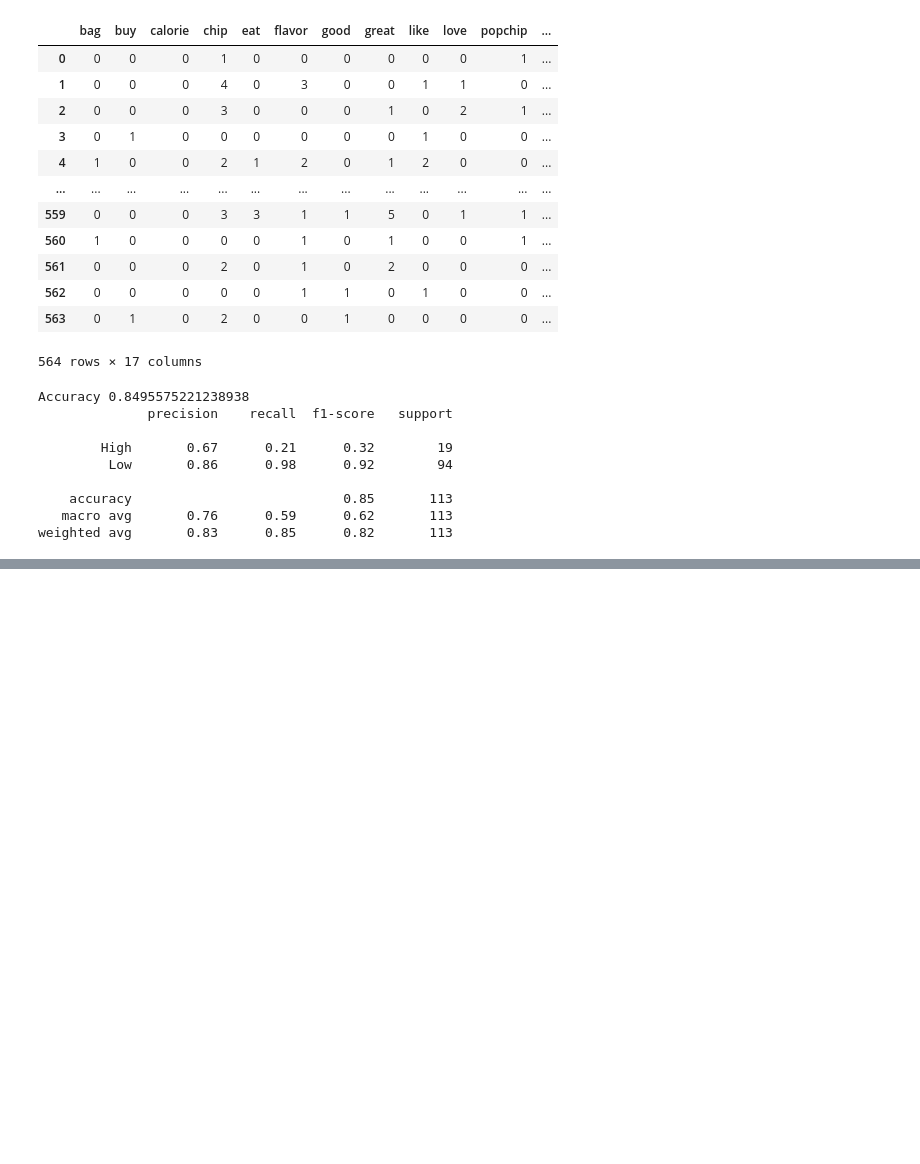
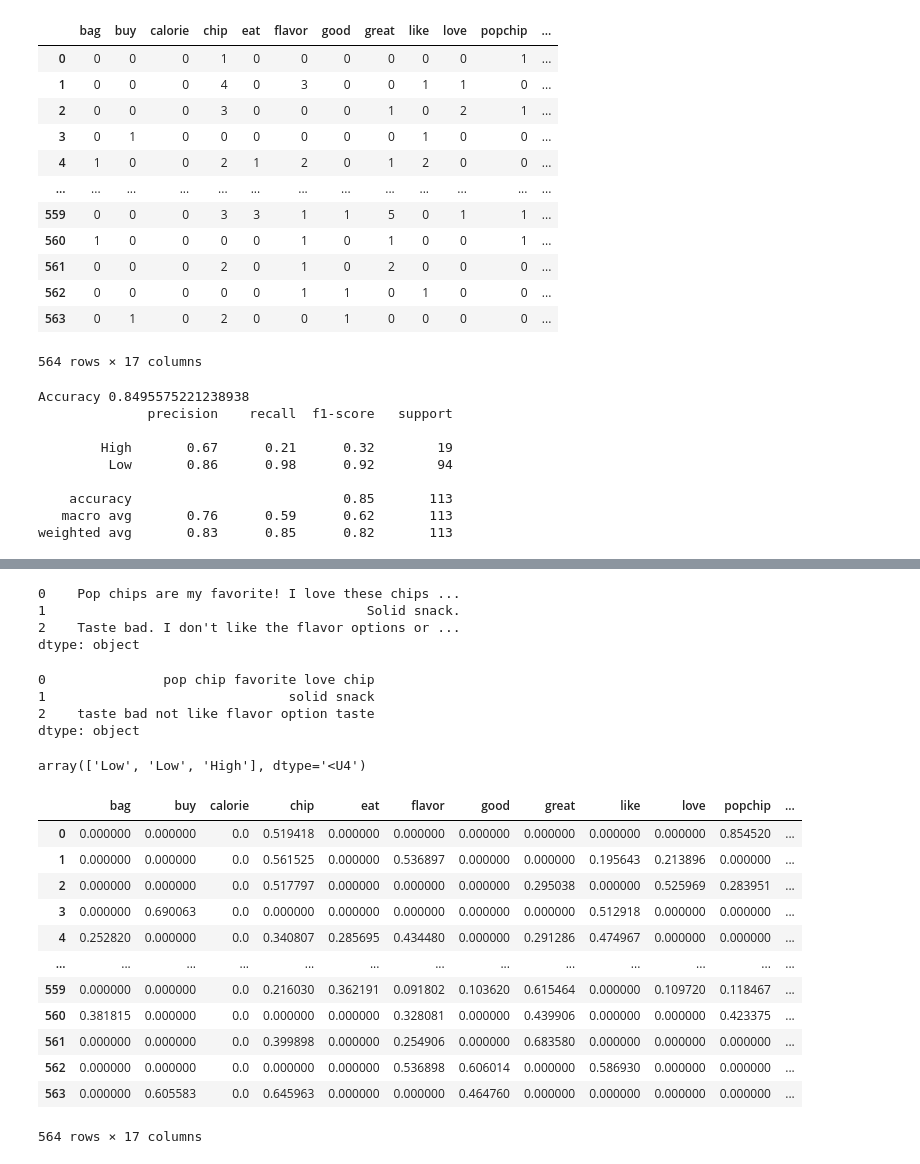
Before and after one commit to devobeng/Nlp-works, a Jupyter notebook: NlpwitML/naive.ipynb, the cells around one changed output, grey strips where cells are left out. Cells and saved outputs as stored; diff of their text form; code cells hidden in the pictures; blank space fills up the shorter version.

```diff
--- a/NlpwitML/naive.ipynb
+++ b/NlpwitML/naive.ipynb
@@ -102,0 +99,7 @@ weighted avg       0.83      0.85      0.82       113
+# %%
+new_reviews
+# %% [output]
+0    Pop chips are my favorite! I love these chips ...
+1                                         Solid snack.
+2    Taste bad. I don't like the flavor options or ...
+dtype: object
@@ -102,0 +108,7 @@ weighted avg       0.83      0.85      0.82       113
+# %%
+clen
+# %% [output]
+0               pop chip favorite love chip
+1                               solid snack
+2    taste bad not like flavor option taste
+dtype: object
@@ -102,0 +117,23 @@ weighted avg       0.83      0.85      0.82       113
+# %%
+model.predict(pre_reviwes)
+# %% [output]
+array(['Low', 'Low', 'High'], dtype='<U4')
+# %%
+tfIdf=TfidfVectorizer(stop_words='english', ngram_range=(1,2),min_df=.2)
+tfIdf_cv=tfIdf.fit_transform(reviews.Text_Clean)
+
+pd.DataFrame(tfIdf_cv.toarray(), columns=tfIdf.get_feature_names_out())
+# %% [output]
+|  | bag | buy | calorie | chip | eat | flavor | good | great | like | love | popchip | ... |
+| 0 | 0.000000 | 0.000000 | 0.0 | 0.519418 | 0.000000 | 0.000000 | 0.000000 | 0.000000 | 0.000000 | 0.000000 | 0.854520 | ... |
+| 1 | 0.000000 | 0.000000 | 0.0 | 0.561525 | 0.000000 | 0.536897 | 0.000000 | 0.000000 | 0.195643 | 0.213896 | 0.000000 | ... |
+| 2 | 0.000000 | 0.000000 | 0.0 | 0.517797 | 0.000000 | 0.000000 | 0.000000 | 0.295038 | 0.000000 | 0.525969 | 0.283951 | ... |
+| 3 | 0.000000 | 0.690063 | 0.0 | 0.000000 | 0.000000 | 0.000000 | 0.000000 | 0.000000 | 0.512918 | 0.000000 | 0.000000 | ... |
+| 4 | 0.252820 | 0.000000 | 0.0 | 0.340807 | 0.285695 | 0.434480 | 0.000000 | 0.291286 | 0.474967 | 0.000000 | 0.000000 | ... |
+| ... | ... | ... | ... | ... | ... | ... | ... | ... | ... | ... | ... | ... |
+| 559 | 0.000000 | 0.000000 | 0.0 | 0.216030 | 0.362191 | 0.091802 | 0.103620 | 0.615464 | 0.000000 | 0.109720 | 0.118467 | ... |
+| 560 | 0.381815 | 0.000000 | 0.0 | 0.000000 | 0.000000 | 0.328081 | 0.000000 | 0.439906 | 0.000000 | 0.000000 | 0.423375 | ... |
+| 561 | 0.000000 | 0.000000 | 0.0 | 0.399898 | 0.000000 | 0.254906 | 0.000000 | 0.683580 | 0.000000 | 0.000000 | 0.000000 | ... |
+| 562 | 0.000000 | 0.000000 | 0.0 | 0.000000 | 0.000000 | 0.536898 | 0.606014 | 0.000000 | 0.586930 | 0.000000 | 0.000000 | ... |
+| 563 | 0.000000 | 0.605583 | 0.0 | 0.645963 | 0.000000 | 0.000000 | 0.464760 | 0.000000 | 0.000000 | 0.000000 | 0.000000 | ... |
+564 rows × 17 columns
```
Also changed, not shown: parts of 12 cells of this notebook, 1 other file.
